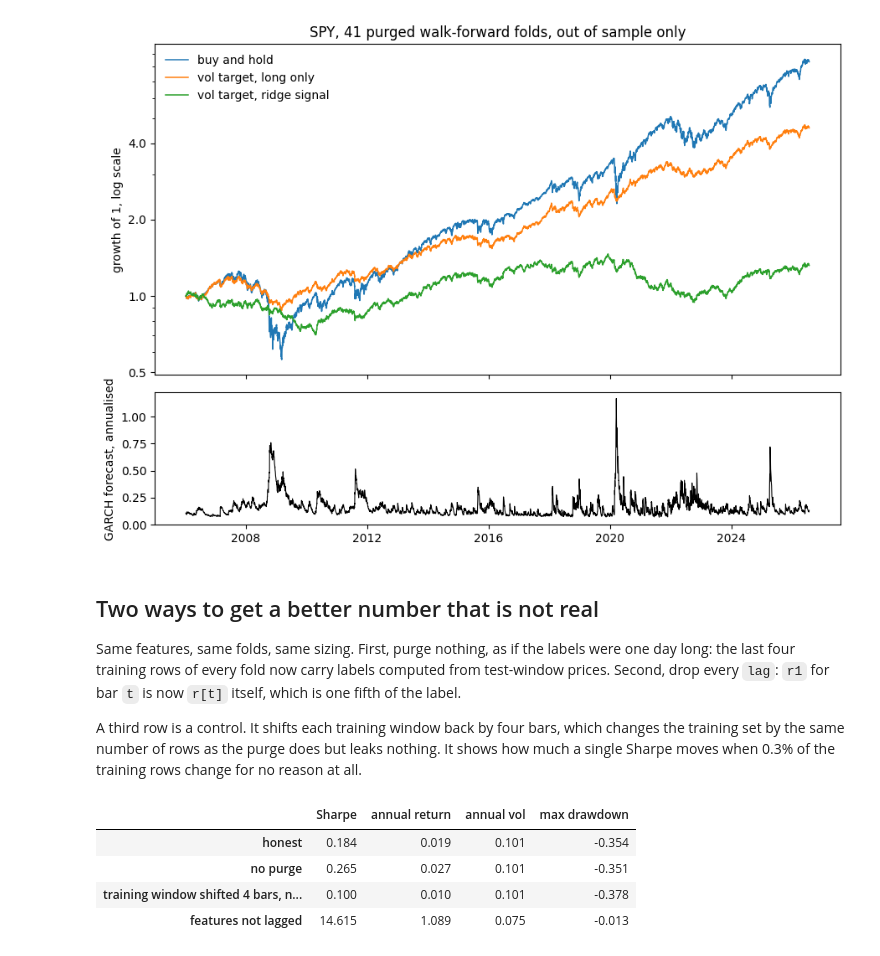
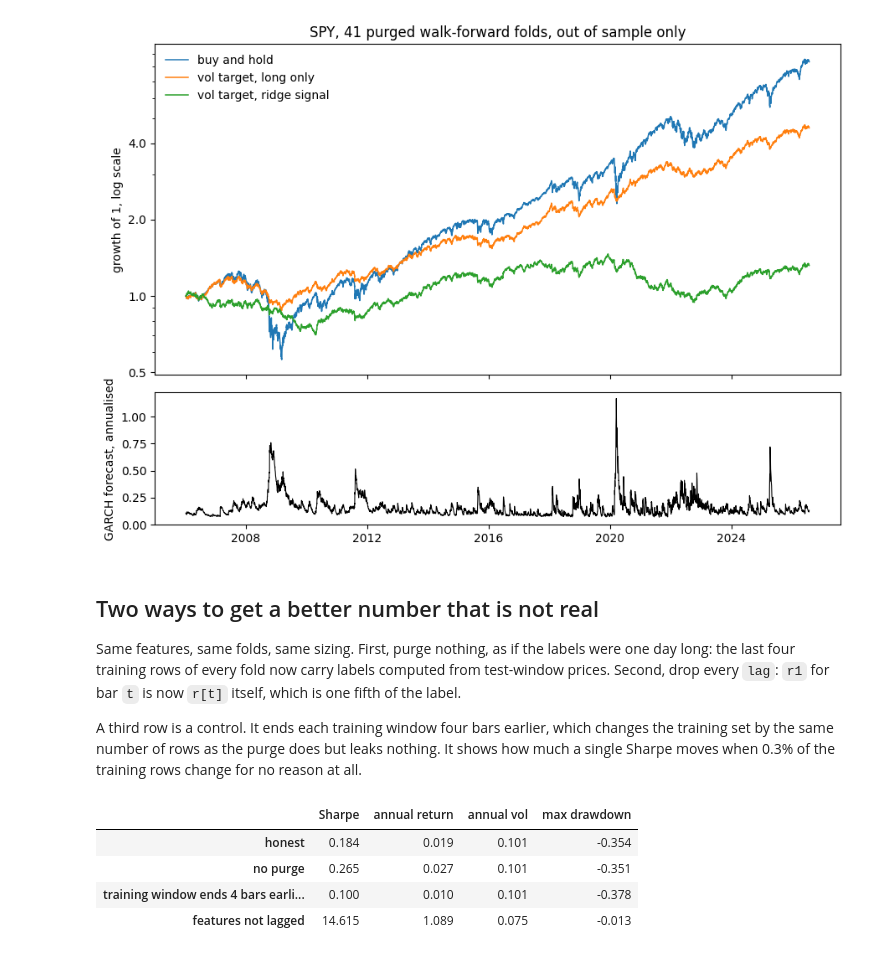
Before and after one commit to haeganm/ML-Library---Risk-Position-Sizing, a Jupyter notebook: examples/spy_walk_forward.ipynb, the cells around one changed output. Cells and saved outputs as stored; diff of their text form; code cells hidden in the pictures.

```diff
--- a/examples/spy_walk_forward.ipynb
+++ b/examples/spy_walk_forward.ipynb
@@ -202,37 +202,37 @@ labels were one day long: the last four training rows of every fold now
 carry labels computed from test-window prices. Second, drop every `lag`:
 `r1` for bar `t` is now `r[t]` itself, which is one fifth of the label.
 
-A third row is a control. It shifts each training window back by four
-bars, which changes the training set by the same number of rows as the
-purge does but leaks nothing. It shows how much a single Sharpe moves
-when 0.3% of the training rows change for no reason at all.
+A third row is a control. It ends each training window four bars
+earlier, which changes the training set by the same number of rows as
+the purge does but leaks nothing. It shows how much a single Sharpe
+moves when 0.3% of the training rows change for no reason at all.
 # %%
 pred_no_purge, _ = walk_forward(X, purge=0)
 pred_shifted, _ = walk_forward(X, purge=2 * (H - 1))
 
 X_unlagged = pd.DataFrame({
     "r1": returns,
     "m5": wf.rolling_mean(returns, 5),
     "m21": wf.rolling_mean(returns, 21),
     "m252": wf.rolling_mean(returns, 252),
     "v21": wf.rolling_std(returns, 21),
     "gk": wf.garman_klass_vol(o, h, l, c),
 }).loc[X.index]
 pred_unlagged, _ = walk_forward(X_unlagged)
 
 leaks = {
     "honest": strategies["vol target, ridge signal"],
     "no purge": np.sign(pred_no_purge) * notional * r[test_bars],
-    "training window shifted 4 bars, no leak": np.sign(pred_shifted) * notional * r[test_bars],
+    "training window ends 4 bars earlier, no leak": np.sign(pred_shifted) * notional * r[test_bars],
     "features not lagged": np.sign(pred_unlagged) * notional * r[test_bars],
 }
 leak_table = pd.DataFrame({k: summary(v) for k, v in leaks.items()}).T
 leak_table.round(3)
 # %% [output]
 |  | Sharpe | annual return | annual vol | max drawdown |
 | honest | 0.184 | 0.019 | 0.101 | -0.354 |
 | no purge | 0.265 | 0.027 | 0.101 | -0.351 |
-| training window shifted 4 bars, n... | 0.100 | 0.010 | 0.101 | -0.378 |
+| training window ends 4 bars earli... | 0.100 | 0.010 | 0.101 | -0.378 |
 | features not lagged | 14.615 | 1.089 | 0.075 | -0.013 |
 # %%
 expect(leak_table, "no purge", 0.265, -0.351)
```
Also changed, not shown: parts of 3 cells of this notebook, 20 other files.
